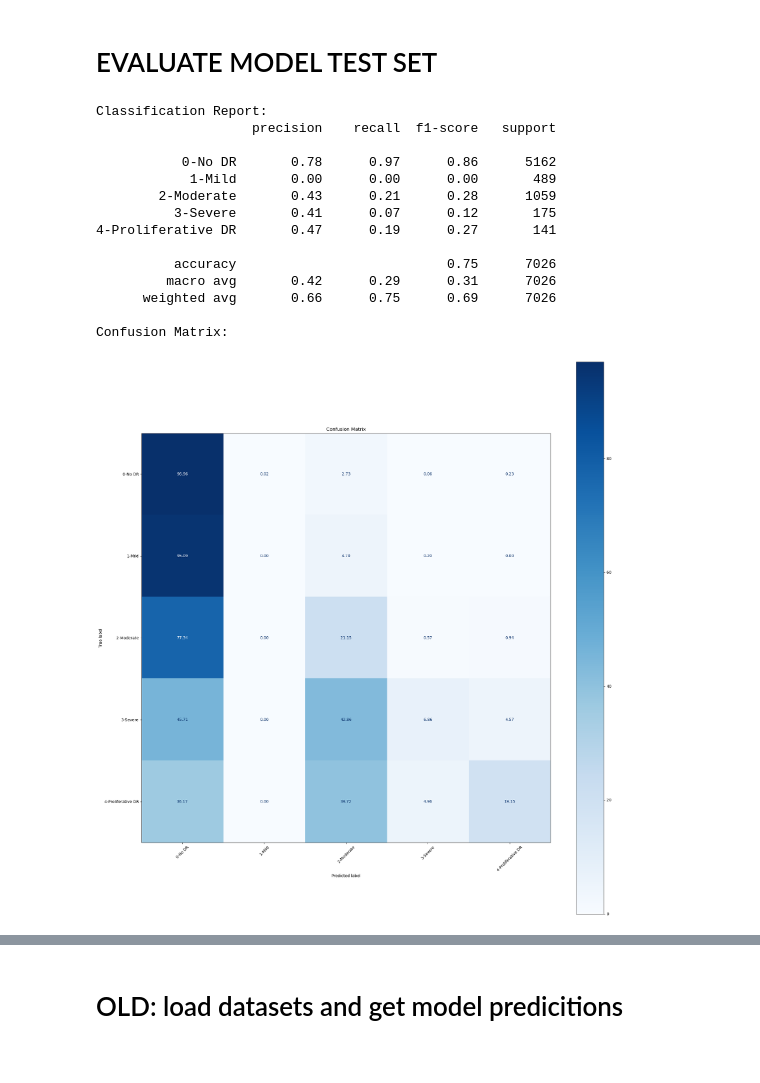
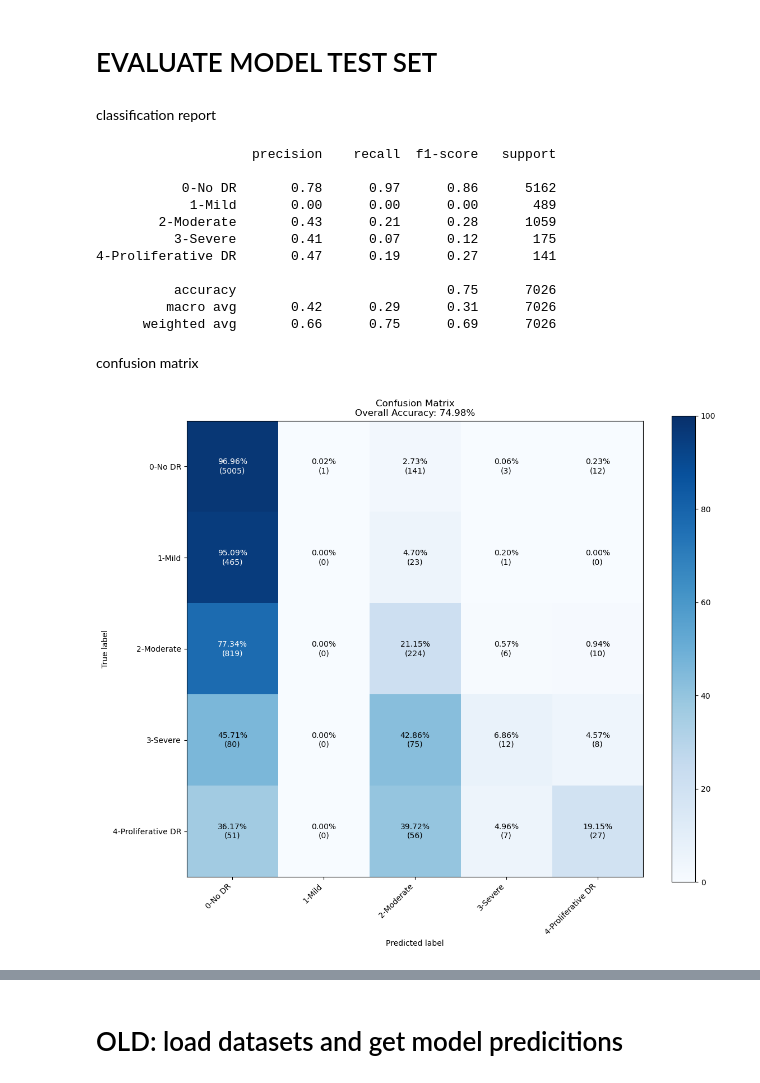
Before and after one commit to jstabet/DR-ECE542, a Jupyter notebook: src/evaluate.ipynb, the cells around one changed output, grey strips where cells are left out. Cells and saved outputs as stored; diff of their text form; code cells hidden in the pictures.

```diff
--- a/src/evaluate.ipynb
+++ b/src/evaluate.ipynb
@@ -1,5 +1,7 @@
 # %% [markdown]
 # EVALUATE MODEL TEST SET
+# %% [markdown]
+classification report
 # %%
 import numpy as np
 import pandas as pd
@@ -11,22 +13,11 @@ LABELS_MAP = ['0-No DR', '1-Mild', '2-Moderate', '3-Severe', '4-Proliferative DR
 NUM_CLASSES = len(LABELS_MAP)
 
 y_true = np.load(f'../results/{DESC}/test_results.npz')['y_true']
+y_logits = np.load(f'../results/{DESC}/test_results.npz')['y_logit']
 y_pred = np.load(f'../results/{DESC}/test_results.npz')['y_pred']
 
-print('Classification Report:')
 print(classification_report(y_true, y_pred, labels=range(NUM_CLASSES), target_names=LABELS_MAP, zero_division=0))
-
-print('Confusion Matrix:')
-cm = 100*confusion_matrix(y_true, y_pred, labels=range(NUM_CLASSES), normalize='true')
-disp = ConfusionMatrixDisplay(confusion_matrix=cm, display_labels=LABELS_MAP)
-# plot on large figure
-fig, ax = plt.subplots(figsize=(20,20))
-disp.plot(xticks_rotation = 45, values_format = '.2f', ax=ax, cmap='Blues')
-plt.title('Confusion Matrix')
-plt.tight_layout()
-plt.show()
 # %% [output]
-Classification Report:
                     precision    recall  f1-score   support
 
            0-No DR       0.78      0.97      0.86      5162
@@ -38,6 +29,45 @@ Classification Report:
           accuracy                           0.75      7026
          macro avg       0.42      0.29      0.31      7026
       weighted avg       0.66      0.75      0.69      7026
-
-Confusion Matrix:
-[figure, removed]
+# %% [markdown]
+confusion matrix
+# %%
+# compute
+cm_counts = confusion_matrix(y_true, y_pred, labels=range(NUM_CLASSES))
+cm_percent = 100*confusion_matrix(y_true, y_pred, labels=range(NUM_CLASSES), normalize='true')
+cm_percent = np.round(cm_percent, 2)
+
+# plot
+plt.figure(figsize=(12, 10))
+plt.imshow(cm_percent, cmap='Blues')
+plt.title(f'Confusion Matrix\nOverall Accuracy: {100*(np.sum(y_true == y_pred)/len(y_true)):.2f}%')
+plt.xticks(np.arange(NUM_CLASSES), LABELS_MAP, rotation=45, ha='right')
+plt.yticks(np.arange(NUM_CLASSES), LABELS_MAP)
+plt.colorbar()
+plt.clim(0, 100)
+plt.xlabel('Predicted label')
+plt.ylabel('True label')
+
+# add %/counts
+thresh = cm_percent.max() / 2.
+for i in range(NUM_CLASSES):
+    for j in range(NUM_CLASSES):
+        percent = cm_percent[i, j]
+        count = cm_counts[i, j]
+        plt.text(j, i, f'{percent:.2f}%\n({count})', ha='center', va='center',
+                color='white' if percent > thresh else 'black')
+
+plt.tight_layout()
+plt.show()
+
+# # old method, no counts
+# cm = 100*confusion_matrix(y_true, y_pred, labels=range(NUM_CLASSES), normalize='true')
+# disp = ConfusionMatrixDisplay(confusion_matrix=cm, display_labels=LABELS_MAP)
+# # plot on large figure
+# fig, ax = plt.subplots(figsize=(20,20))
+# disp.plot(xticks_rotation = 45, values_format = '.2f', ax=ax, cmap='Blues')
+# plt.title('Confusion Matrix')
+# plt.tight_layout()
+# plt.show()
+# %% [output]
+[figure, added]
```
Also changed, not shown: parts of 3 cells of this notebook, 2 other files.
